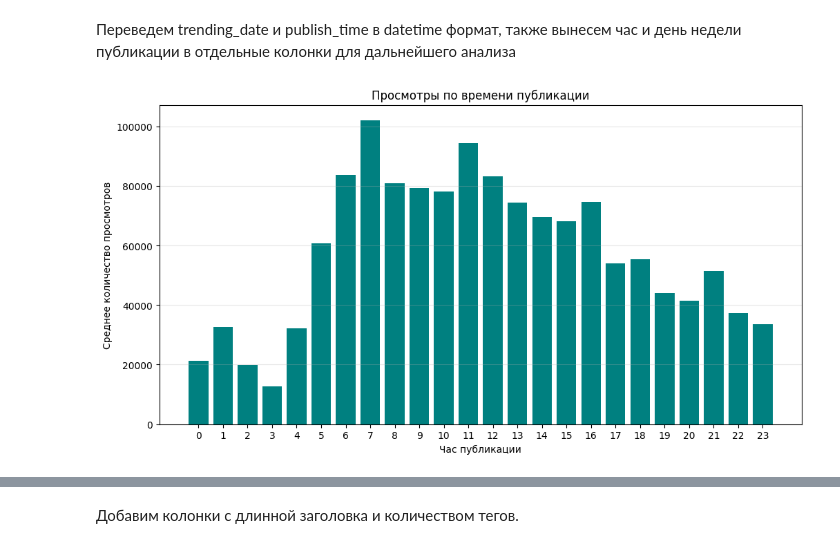
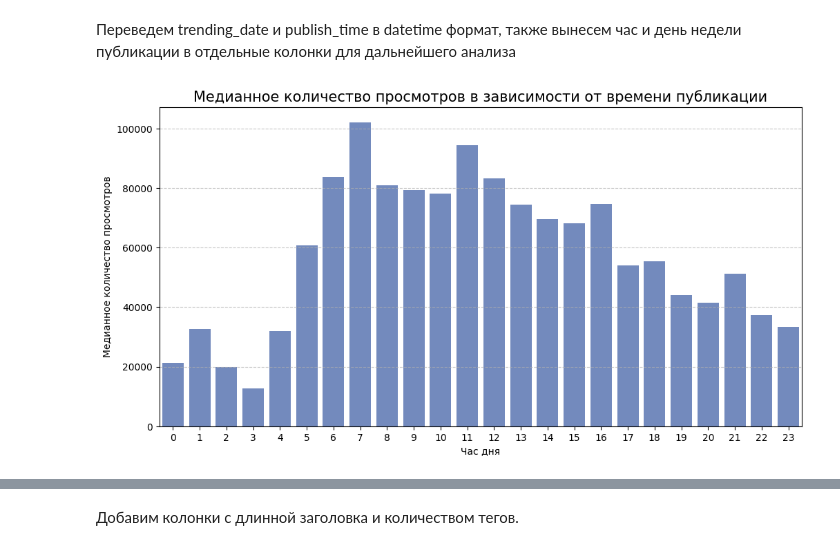
Before and after one commit to ChesanchesPt/Data-Science-proj, a Jupyter notebook: data-science-proj.ipynb, the cells around one changed output, grey strips where cells are left out. Cells and saved outputs as stored; diff of their text form; code cells hidden in the pictures.

Commit message:
Kaggle Notebook | Data Science proj | Version 6

```diff
--- a/data-science-proj.ipynb
+++ b/data-science-proj.ipynb
@@ -144,17 +215,17 @@ df['publish_dow'] = df['publish_time'].dt.dayofweek
 # %%
 hour_groups = df.groupby('publish_hour')['views'].median().reset_index()
 
 plt.figure(figsize=(12, 6))
-plt.bar(
-    hour_groups['publish_hour'],
-    hour_groups['views'],
-    color='teal'
+sns.barplot(
+    data=hour_groups,
+    x='publish_hour',
+    y='views',
+    color='#6785c9'
 )
-plt.xlabel('Час публикации')
-plt.ylabel('Среднее количество просмотров')
-plt.grid(axis='y', alpha=0.3)
-plt.title('Просмотры по времени публикации')
-plt.xticks(range(0, 24))
+plt.title('Медианное количество просмотров в зависимости от времени публикации', fontsize=15)
+plt.xlabel('Час дня')
+plt.ylabel('Медианное количество просмотров')
+plt.grid(axis='y', linestyle='--', alpha=0.7)
 plt.show()
 # %% [output]
-[figure, old version]
+[figure, new version]
```
Also changed, not shown: parts of 6 cells of this notebook.
